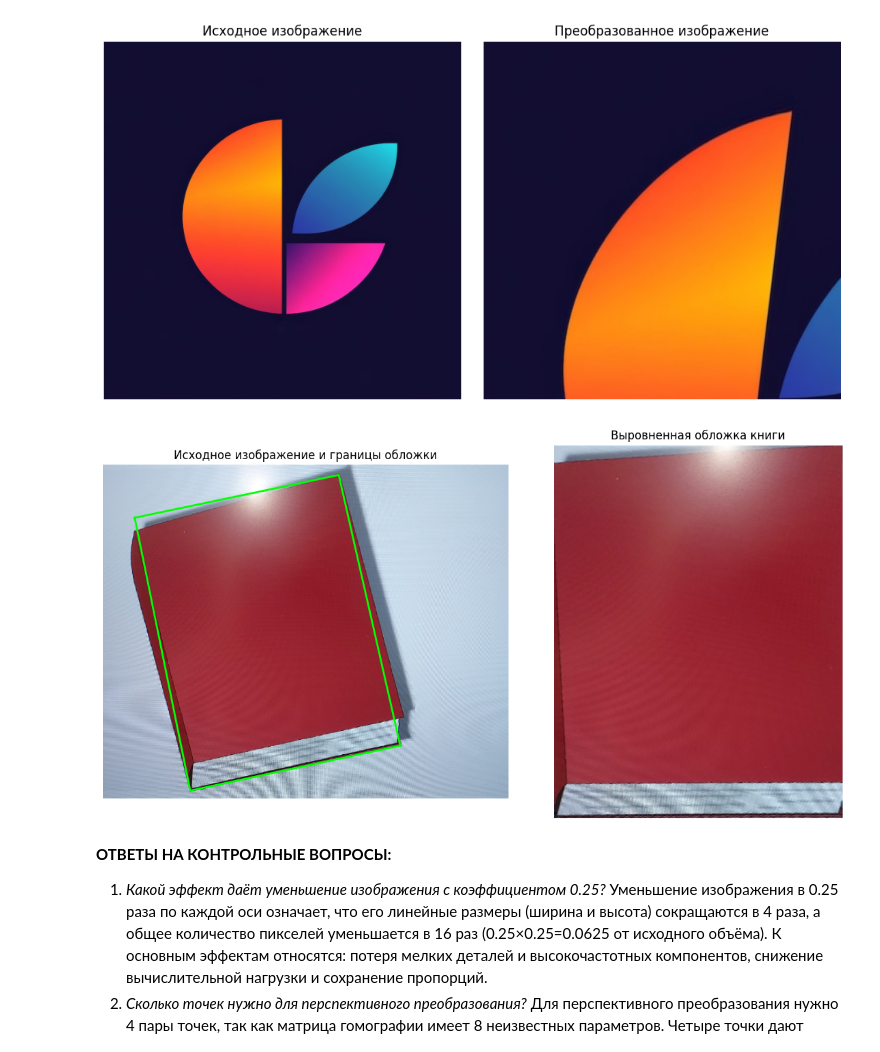
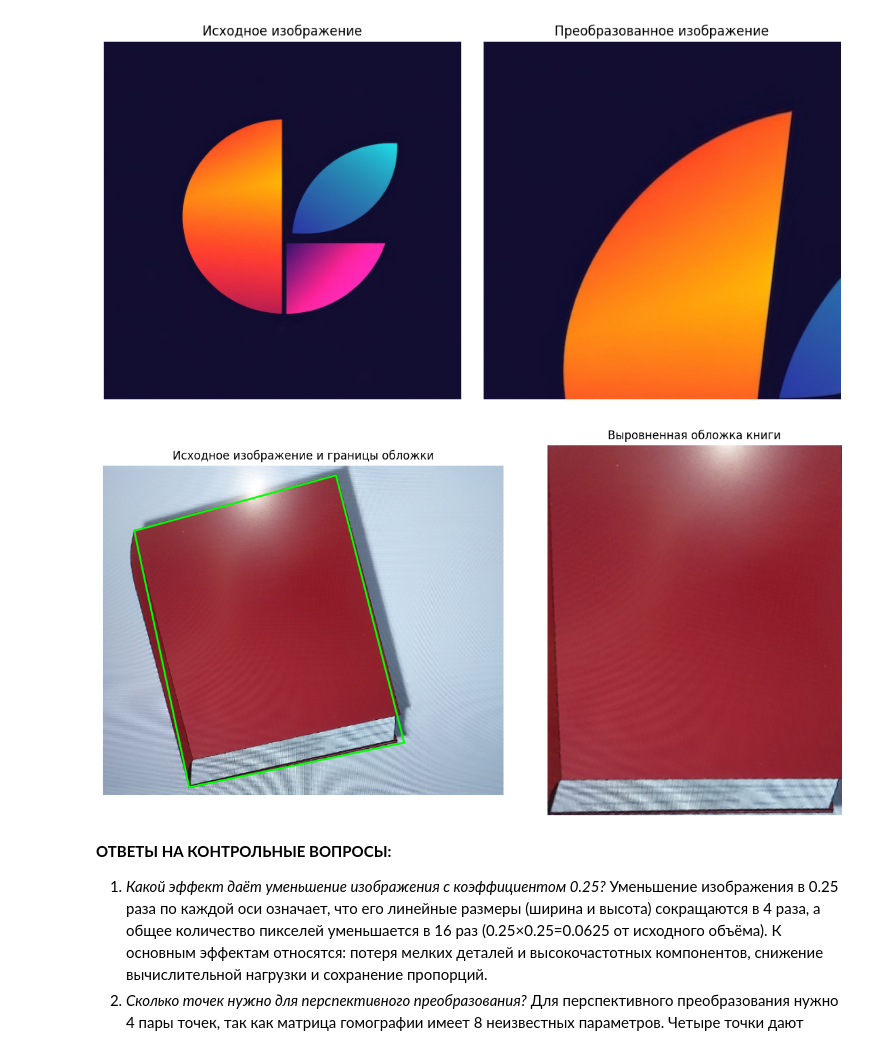
Before and after one commit to Travkova/CV_labs, a Jupyter notebook: геометрические преобразования изображений/lab3.ipynb, the cells around one changed output. Drawn from its saved outputs; the diff is of its cells as text; code cells hidden in the pictures.

```diff
--- a/геометрические преобразования изображений/lab3.ipynb
+++ b/геометрические преобразования изображений/lab3.ipynb
@@ -180,9 +180,9 @@ book_rgb = cv2.cvtColor(book_image, cv2.COLOR_BGR2RGB)
 # Углы обложки: верхний левый, верхний правый,
 # нижний правый, нижний левый.
 src_points = np.float32([
-    [42, 70],
+    [42, 88],
     [314, 13],
-    [396, 374],
+    [406, 374],
     [116, 434]
 ])
 
@@ -197,34 +197,34 @@ height = int(round(max(
 )))
 
 dst_points = np.float32([
     [0, 0],
     [width - 1, 0],
     [width - 1, height - 1],
     [0, height - 1]
 ])
 
 matrix = cv2.getPerspectiveTransform(src_points, dst_points)
 
 aligned_book = cv2.warpPerspective(
     book_rgb, matrix, (width, height)
 )
 
 fig, (ax1, ax2) = plt.subplots(1, 2, figsize=(12, 6))
 
 ax1.imshow(book_rgb)
 outline = np.vstack([src_points, src_points[0]])
 ax1.plot(outline[:, 0], outline[:, 1], color="lime", linewidth=2)
 ax1.set_title("Исходное изображение и границы обложки")
 ax1.axis("off")
 
 ax2.imshow(aligned_book)
 ax2.set_title("Выровненная обложка книги")
 ax2.axis("off")
 
 plt.tight_layout()
 plt.show()
 # %% [output]
-[figure, old version]
+[figure, new version]
 # %% [markdown]
 **ОТВЕТЫ НА КОНТРОЛЬНЫЕ ВОПРОСЫ:**
 1. *Какой эффект даёт уменьшение изображения с коэффициентом 0.25?* Уменьшение изображения в 0.25 раза по каждой оси означает, что его линейные размеры (ширина и высота) сокращаются в 4 раза, а общее количество пикселей уменьшается в 16 раз (0.25×0.25=0.0625 от исходного объёма). К основным эффектам относятся: потеря мелких деталей и высокочастотных компонентов, снижение вычислительной нагрузки и сохранение пропорций.
```
